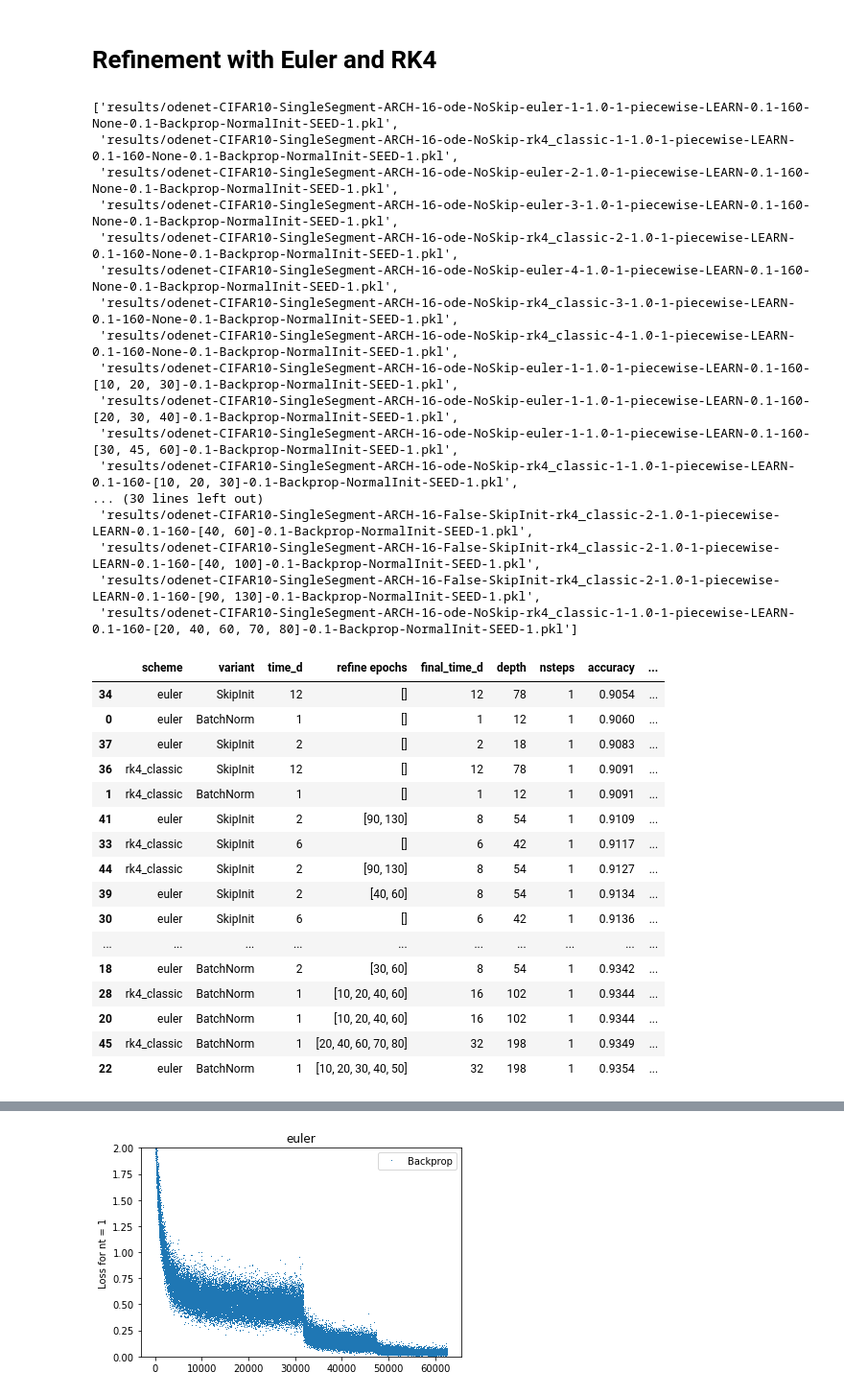
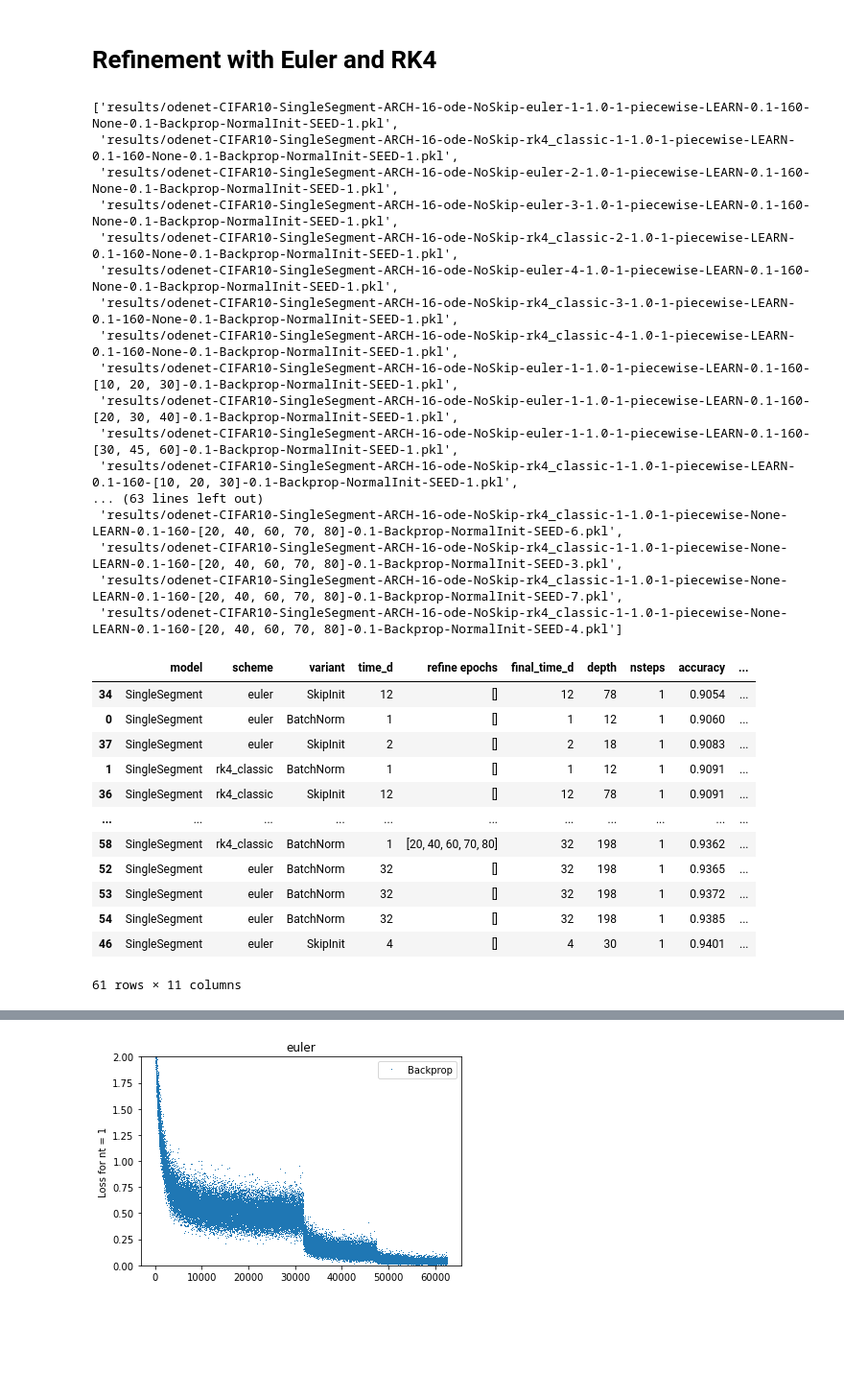
Before and after one commit to afqueiruga/StatefulOdeNets, a Jupyter notebook: cifar10_refinement_analysis.ipynb, the cells around one changed output, grey strips where cells are left out. Shown at 96% size. Cells and saved outputs as stored; diff of their text form; code cells hidden in the pictures; blank space fills up the shorter version.

```diff
--- a/cifar10_refinement_analysis.ipynb
+++ b/cifar10_refinement_analysis.ipynb
@@ -15,9 +15,10 @@ importlib.reload(datasets)
 # %%
 legend_name = lambda fname : re.search(r"ARCH(.*)", fname)[1]
 # %%
-dirs = glob('results/*CIFAR*-*Backprop*')
+dirs = glob('results/*CIFAR10-*Backprop*')
 dirs = sorted(dirs, key = lambda x : os.stat(x).st_mtime)[:]
-results = { name: torch.load(name) for name in dirs }
+DEV = "cuda:3"
+results = { name: torch.load(name, map_location={f"cuda:{i}":DEV for i in range(4)}) for name in dirs }
 dirs
 # %% [output]
 ['results/odenet-CIFAR10-SingleSegment-ARCH-16-ode-NoSkip-euler-1-1.0-1-piecewise-LEARN-0.1-160-None-0.1-Backprop-NormalInit-SEED-1.pkl',
@@ -32,46 +33,48 @@ dirs
  'results/odenet-CIFAR10-SingleSegment-ARCH-16-ode-NoSkip-euler-1-1.0-1-piecewise-LEARN-0.1-160-[20, 30, 40]-0.1-Backprop-NormalInit-SEED-1.pkl',
  'results/odenet-CIFAR10-SingleSegment-ARCH-16-ode-NoSkip-euler-1-1.0-1-piecewise-LEARN-0.1-160-[30, 45, 60]-0.1-Backprop-NormalInit-SEED-1.pkl',
  'results/odenet-CIFAR10-SingleSegment-ARCH-16-ode-NoSkip-rk4_classic-1-1.0-1-piecewise-LEARN-0.1-160-[10, 20, 30]-0.1-Backprop-NormalInit-SEED-1.pkl',
-... (30 lines left out)
- 'results/odenet-CIFAR10-SingleSegment-ARCH-16-False-SkipInit-rk4_classic-2-1.0-1-piecewise-LEARN-0.1-160-[40, 60]-0.1-Backprop-NormalInit-SEED-1.pkl',
- 'results/odenet-CIFAR10-SingleSegment-ARCH-16-False-SkipInit-rk4_classic-2-1.0-1-piecewise-LEARN-0.1-160-[40, 100]-0.1-Backprop-NormalInit-SEED-1.pkl',
- 'results/odenet-CIFAR10-SingleSegment-ARCH-16-False-SkipInit-rk4_classic-2-1.0-1-piecewise-LEARN-0.1-160-[90, 130]-0.1-Backprop-NormalInit-SEED-1.pkl',
- 'results/odenet-CIFAR10-SingleSegment-ARCH-16-ode-NoSkip-rk4_classic-1-1.0-1-piecewise-LEARN-0.1-160-[20, 40, 60, 70, 80]-0.1-Backprop-NormalInit-SEED-1.pkl']
+... (63 lines left out)
+ 'results/odenet-CIFAR10-SingleSegment-ARCH-16-ode-NoSkip-rk4_classic-1-1.0-1-piecewise-None-LEARN-0.1-160-[20, 40, 60, 70, 80]-0.1-Backprop-NormalInit-SEED-6.pkl',
+ 'results/odenet-CIFAR10-SingleSegment-ARCH-16-ode-NoSkip-rk4_classic-1-1.0-1-piecewise-None-LEARN-0.1-160-[20, 40, 60, 70, 80]-0.1-Backprop-NormalInit-SEED-3.pkl',
+ 'results/odenet-CIFAR10-SingleSegment-ARCH-16-ode-NoSkip-rk4_classic-1-1.0-1-piecewise-None-LEARN-0.1-160-[20, 40, 60, 70, 80]-0.1-Backprop-NormalInit-SEED-7.pkl',
+ 'results/odenet-CIFAR10-SingleSegment-ARCH-16-ode-NoSkip-rk4_classic-1-1.0-1-piecewise-None-LEARN-0.1-160-[20, 40, 60, 70, 80]-0.1-Backprop-NormalInit-SEED-4.pkl']
 # %%
-df = pd.DataFrame(columns=["scheme", "variant", "time_d","refine epochs","final_time_d","depth","nsteps","accuracy","final time/epoch (S)", "total time (m)"])
+df = pd.DataFrame(columns=["model", "scheme", "variant", "time_d","refine epochs","final_time_d","depth","nsteps","accuracy","final time/epoch (S)", "total time (m)"])
 for name, result in results.items():
     try:
         args = PostPack(name)
     except Exception as e:
         print(name)
         raise e
+    if not args.model == "SingleSegment":
+        continue
     if len(result.test_acc) < 159:
         acc = "NaN"
     else:
         acc = max(list(zip(*result.test_acc))[1])
     if not args.use_skip_init:
         var = "BatchNorm"
     else:
         var = "SkipInit"
-    df.loc[len(df)] = \
-        [args.scheme, var, args.initial_time_d, args.refine, args.final_time_d, args.final_time_d*2*3 + 1 + 2 + 2 + 1,
+
+    try:
+        df.loc[len(df)] = \
+        [args.model, args.scheme, var, args.initial_time_d, args.refine, args.final_time_d, args.final_time_d*2*3 + 1 + 2 + 2 + 1,
                     args.n_steps_per, acc, result.epoch_times[-1], sum(result.epoch_times)/60.0]
+    except:
+        print(result.epoch_times)
 df.sort_values('accuracy')
 # %% [output]
-|  | scheme | variant | time_d | refine epochs | final_time_d | depth | nsteps | accuracy | ... |
-| 34 | euler | SkipInit | 12 | [] | 12 | 78 | 1 | 0.9054 | ... |
-| 0 | euler | BatchNorm | 1 | [] | 1 | 12 | 1 | 0.9060 | ... |
-| 37 | euler | SkipInit | 2 | [] | 2 | 18 | 1 | 0.9083 | ... |
-| 36 | rk4_classic | SkipInit | 12 | [] | 12 | 78 | 1 | 0.9091 | ... |
-| 1 | rk4_classic | BatchNorm | 1 | [] | 1 | 12 | 1 | 0.9091 | ... |
-| 41 | euler | SkipInit | 2 | [90, 130] | 8 | 54 | 1 | 0.9109 | ... |
-| 33 | rk4_classic | SkipInit | 6 | [] | 6 | 42 | 1 | 0.9117 | ... |
-| 44 | rk4_classic | SkipInit | 2 | [90, 130] | 8 | 54 | 1 | 0.9127 | ... |
-| 39 | euler | SkipInit | 2 | [40, 60] | 8 | 54 | 1 | 0.9134 | ... |
-| 30 | euler | SkipInit | 6 | [] | 6 | 42 | 1 | 0.9136 | ... |
-| ... | ... | ... | ... | ... | ... | ... | ... | ... | ... |
-| 18 | euler | BatchNorm | 2 | [30, 60] | 8 | 54 | 1 | 0.9342 | ... |
-| 28 | rk4_classic | BatchNorm | 1 | [10, 20, 40, 60] | 16 | 102 | 1 | 0.9344 | ... |
-| 20 | euler | BatchNorm | 1 | [10, 20, 40, 60] | 16 | 102 | 1 | 0.9344 | ... |
-| 45 | rk4_classic | BatchNorm | 1 | [20, 40, 60, 70, 80] | 32 | 198 | 1 | 0.9349 | ... |
-| 22 | euler | BatchNorm | 1 | [10, 20, 30, 40, 50] | 32 | 198 | 1 | 0.9354 | ... |
+|  | model | scheme | variant | time_d | refine epochs | final_time_d | depth | nsteps | accuracy | ... |
+| 34 | SingleSegment | euler | SkipInit | 12 | [] | 12 | 78 | 1 | 0.9054 | ... |
+| 0 | SingleSegment | euler | BatchNorm | 1 | [] | 1 | 12 | 1 | 0.9060 | ... |
+| 37 | SingleSegment | euler | SkipInit | 2 | [] | 2 | 18 | 1 | 0.9083 | ... |
+| 1 | SingleSegment | rk4_classic | BatchNorm | 1 | [] | 1 | 12 | 1 | 0.9091 | ... |
+| 36 | SingleSegment | rk4_classic | SkipInit | 12 | [] | 12 | 78 | 1 | 0.9091 | ... |
+| ... | ... | ... | ... | ... | ... | ... | ... | ... | ... | ... |
+| 58 | SingleSegment | rk4_classic | BatchNorm | 1 | [20, 40, 60, 70, 80] | 32 | 198 | 1 | 0.9362 | ... |
+| 52 | SingleSegment | euler | BatchNorm | 32 | [] | 32 | 198 | 1 | 0.9365 | ... |
+| 53 | SingleSegment | euler | BatchNorm | 32 | [] | 32 | 198 | 1 | 0.9372 | ... |
+| 54 | SingleSegment | euler | BatchNorm | 32 | [] | 32 | 198 | 1 | 0.9385 | ... |
+| 46 | SingleSegment | euler | SkipInit | 4 | [] | 4 | 30 | 1 | 0.9401 | ... |
+61 rows × 11 columns
```
Also changed, not shown: parts of 12 cells of this notebook, 10 other files.
